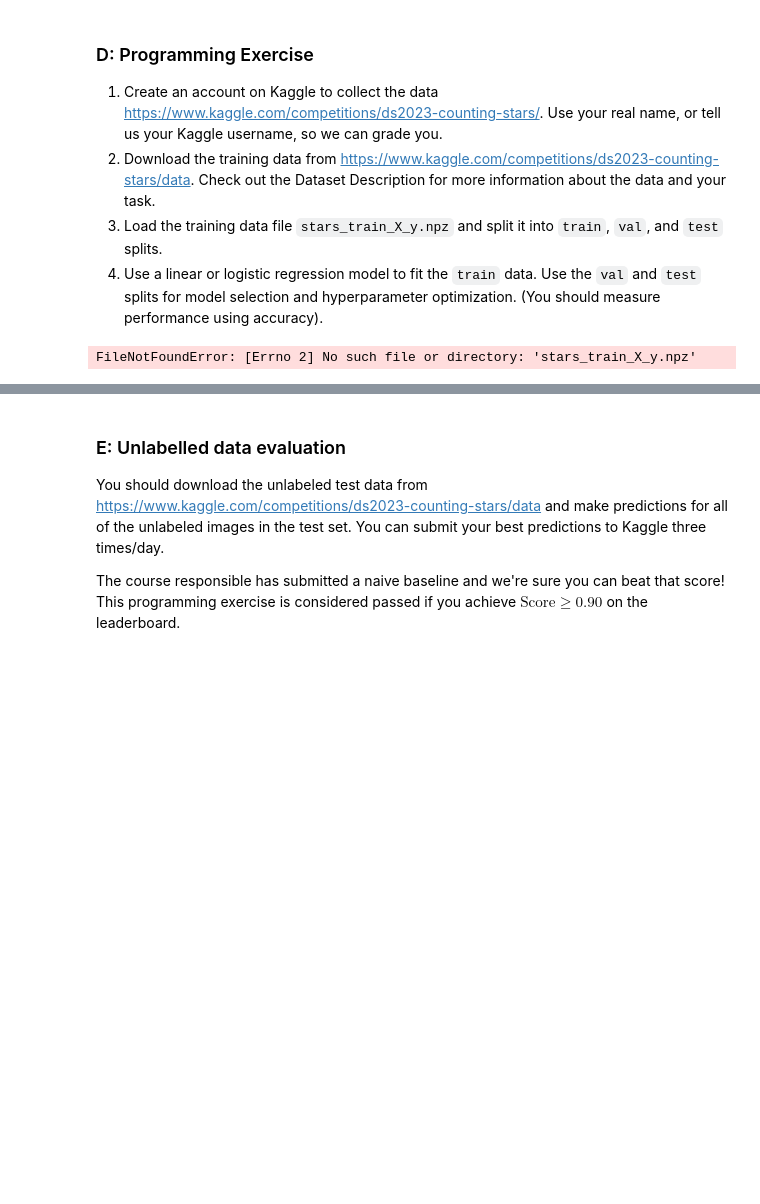
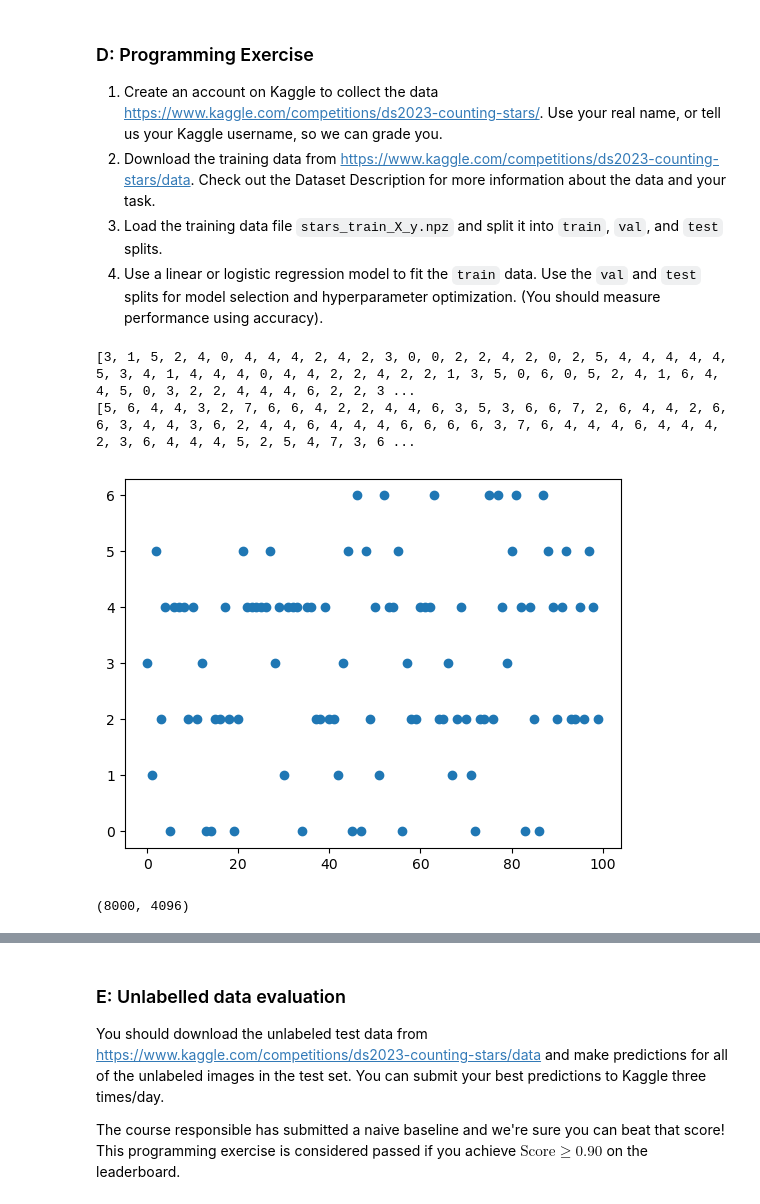
Before and after one commit to Husted42/Husted42, a Jupyter notebook: dataSceince/gradedAssignments/3/exercise3/exercise3/exercise3.ipynb, the cells around one changed output, grey strips where cells are left out. Saved outputs shown, nothing was run; the diff lists cells and outputs as text; code cells hidden in the pictures; blank space fills up the shorter version.

```diff
--- a/dataSceince/gradedAssignments/3/exercise3/exercise3/exercise3.ipynb
+++ b/dataSceince/gradedAssignments/3/exercise3/exercise3/exercise3.ipynb
@@ -135,10 +149,44 @@ Below is a sample of the data you'll be working with. Above each image is the la
 # %%
 # YOUR CODE HERE
 # >
 import numpy as np
 
 data = np.load('stars_train_X_y.npz')
 X = data['X_train'] #   np.ndarray of size (8000, 4096),  flattened image (64x64) of the night sky.
 y = data['y_train'] #   np.ndarray of size (8000, 2), number of circular stars and number square stars
+
+(X_train, X_temp, y_train, y_temp) = train_test_split(data['X_train'], data['y_train'], test_size=0.2, random_state=0, shuffle = True)
+(X_test, X_val, y_test, y_val) = train_test_split(X_temp, y_temp, test_size=0.5, random_state=0, shuffle = True)
+
+def shapePredList(inp, elm):
+    n = [round((t[elm])/2) for t in inp]
+    return n
+
+def shapeList(inp, elm):
+    n = [(t[elm]) for t in inp]
+    return n
+
+cLstTrain = shapePredList(y_train, 0)
+cLstTest = shapePredList(y_test, 0)
+sLstTrain = shapePredList(y_train, 1)
+sLstTest = shapePredList(y_test, 1)
+
+squareRealTest = shapeList(y_test, 1)
+circularRealTest = shapeList(y_test, 0)
+print(cLstTrain)
+print(sLstTrain)
+
+from matplotlib import pyplot as plt
+def plot():
+    y_values = cLstTrain[:100]
+    x_values = range(len(y_values))
+    plt.scatter(x_values, y_values)
+    plt.show()
+plot()
+
+print(X.shape)
 # %% [output]
-FileNotFoundError: [Errno 2] No such file or directory: 'stars_train_X_y.npz'
+[3, 1, 5, 2, 4, 0, 4, 4, 4, 2, 4, 2, 3, 0, 0, 2, 2, 4, 2, 0, 2, 5, 4, 4, 4, 4, 4, 5, 3, 4, 1, 4, 4, 4, 0, 4, 4, 2, 2, 4, 2, 2, 1, 3, 5, 0, 6, 0, 5, 2, 4, 1, 6, 4, 4, 5, 0, 3, 2, 2, 4, 4, 4, 6, 2, 2, 3 ...
+[5, 6, 4, 4, 3, 2, 7, 6, 6, 4, 2, 2, 4, 4, 6, 3, 5, 3, 6, 6, 7, 2, 6, 4, 4, 2, 6, 6, 3, 4, 4, 3, 6, 2, 4, 4, 6, 4, 4, 4, 6, 6, 6, 6, 3, 7, 6, 4, 4, 4, 6, 4, 4, 4, 2, 3, 6, 4, 4, 4, 5, 2, 5, 4, 7, 3, 6 ...
+[figure, added]
+(8000, 4096)
```
Also changed, not shown: parts of 7 cells of this notebook, 3 other files.
